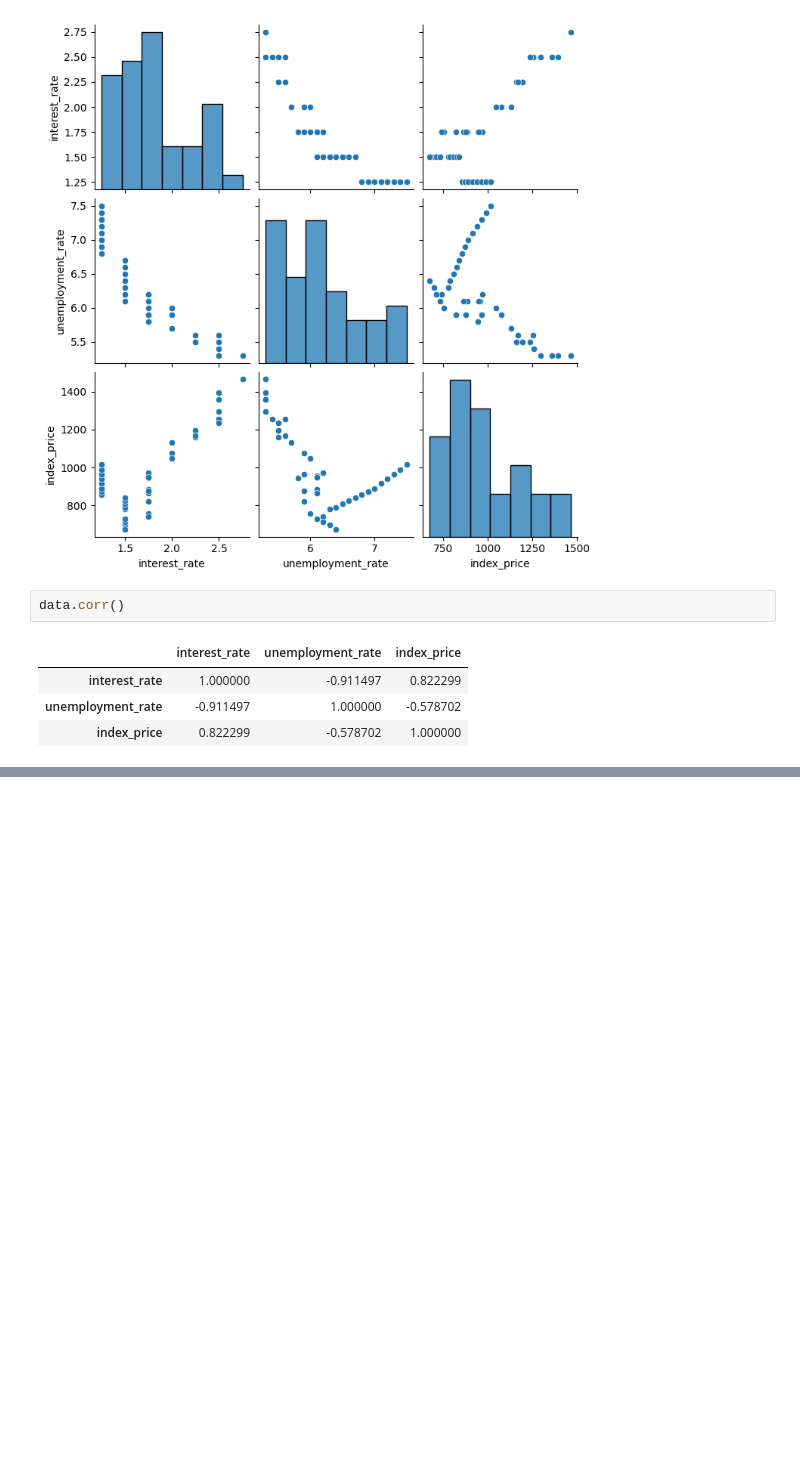
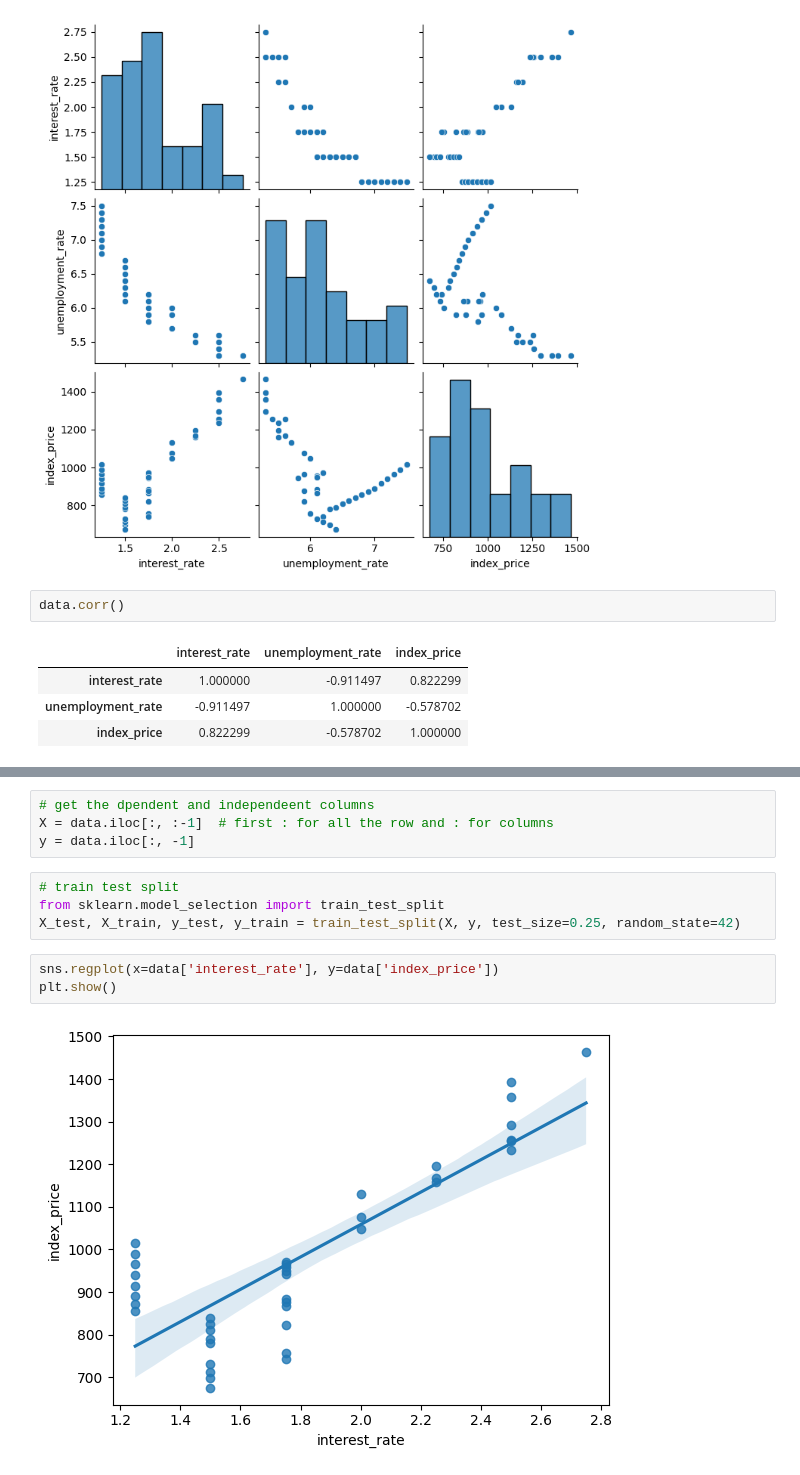
Before and after one commit to Shimul-Zahan/ML-Bootcamp, a Jupyter notebook: Regression/multiple linear regression/multiple_linear_regression.ipynb, the cells around one changed output, grey strips where cells are left out. Cells and saved outputs as stored; diff of their text form; blank space fills up the shorter version.

Commit message:
Working with linear regression model💥💥💥

```diff
--- a/Regression/multiple linear regression/multiple_linear_regression.ipynb
+++ b/Regression/multiple linear regression/multiple_linear_regression.ipynb
@@ -40,0 +48,13 @@ data.corr()
+# %%
+# get the dpendent and independeent columns
+X = data.iloc[:, :-1]  # first : for all the row and : for columns
+y = data.iloc[:, -1]
+# %%
+# train test split
+from sklearn.model_selection import train_test_split
+X_test, X_train, y_test, y_train = train_test_split(X, y, test_size=0.25, random_state=42)
+# %%
+sns.regplot(x=data['interest_rate'], y=data['index_price'])
+plt.show()
+# %% [output]
+[figure, added]
```
Also changed, not shown: parts of 11 cells of this notebook.
